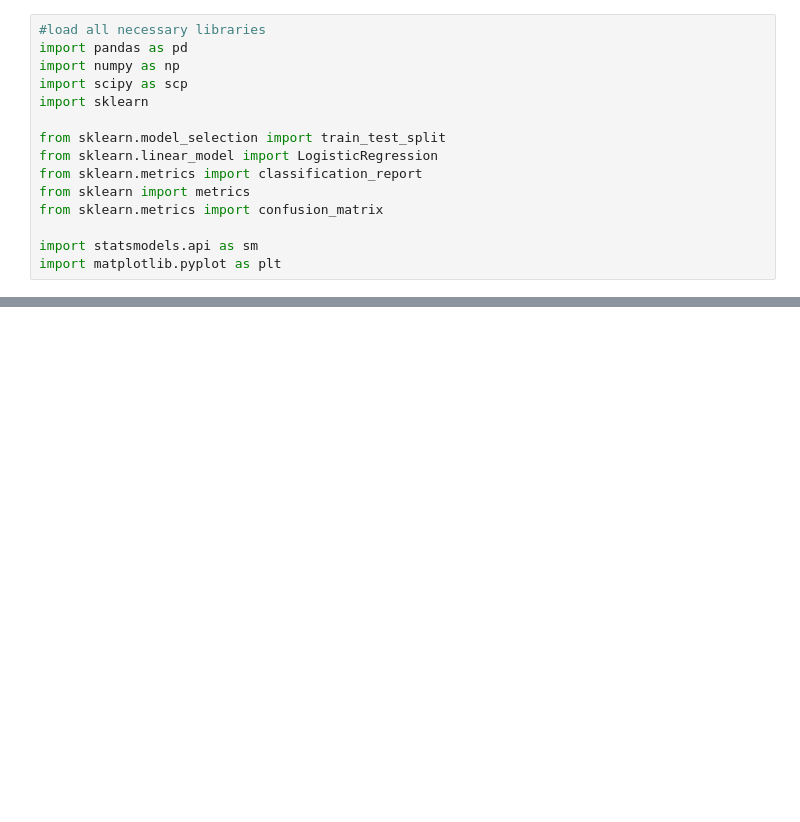
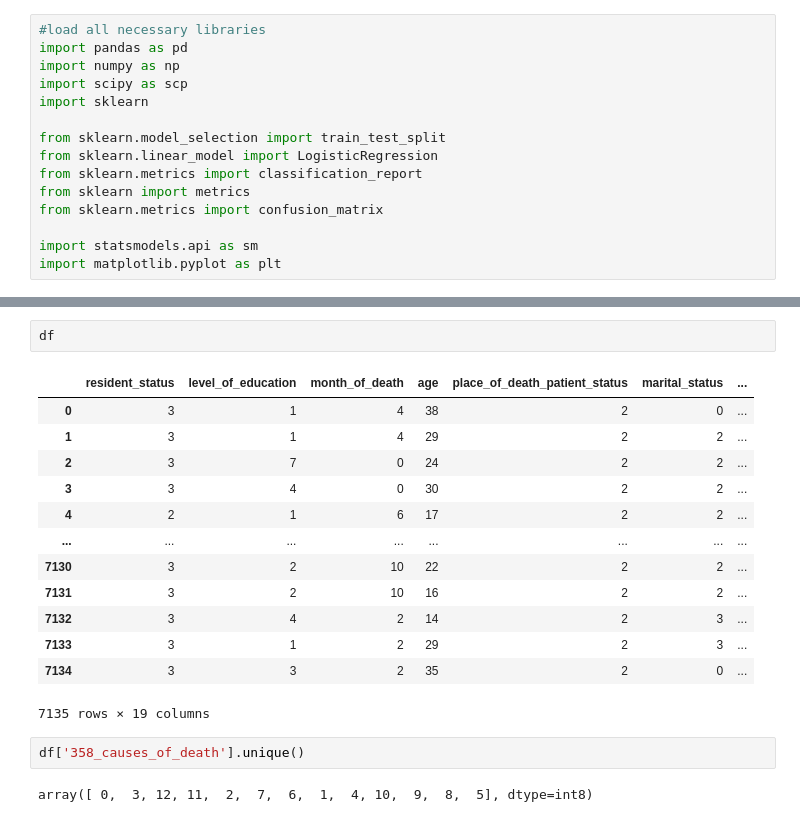
Before and after one commit to andrezafeu/maternal_mortality, a Jupyter notebook: Multinomial Logistic Regression.ipynb, the cells around one changed output, grey strips where cells are left out. Drawn from its saved outputs; the diff is of its cells as text; blank space fills up the shorter version.

```diff
--- a/Multinomial Logistic Regression.ipynb
+++ b/Multinomial Logistic Regression.ipynb
@@ -60,0 +60,20 @@ df['marital_status_class']=df['marital_status'].apply(classification)
+# %%
+df
+# %% [output]
+|  | resident_status | level_of_education | month_of_death | age | place_of_death_patient_status | marital_status | ... |
+| 0 | 3 | 1 | 4 | 38 | 2 | 0 | ... |
+| 1 | 3 | 1 | 4 | 29 | 2 | 2 | ... |
+| 2 | 3 | 7 | 0 | 24 | 2 | 2 | ... |
+| 3 | 3 | 4 | 0 | 30 | 2 | 2 | ... |
+| 4 | 2 | 1 | 6 | 17 | 2 | 2 | ... |
+| ... | ... | ... | ... | ... | ... | ... | ... |
+| 7130 | 3 | 2 | 10 | 22 | 2 | 2 | ... |
+| 7131 | 3 | 2 | 10 | 16 | 2 | 2 | ... |
+| 7132 | 3 | 4 | 2 | 14 | 2 | 3 | ... |
+| 7133 | 3 | 1 | 2 | 29 | 2 | 3 | ... |
+| 7134 | 3 | 3 | 2 | 35 | 2 | 0 | ... |
+7135 rows × 19 columns
+# %%
+df['358_causes_of_death'].unique()
+# %% [output]
+array([ 0,  3, 12, 11,  2,  7,  6,  1,  4, 10,  9,  8,  5], dtype=int8)
```
Also changed, not shown: parts of 14 cells of this notebook.
